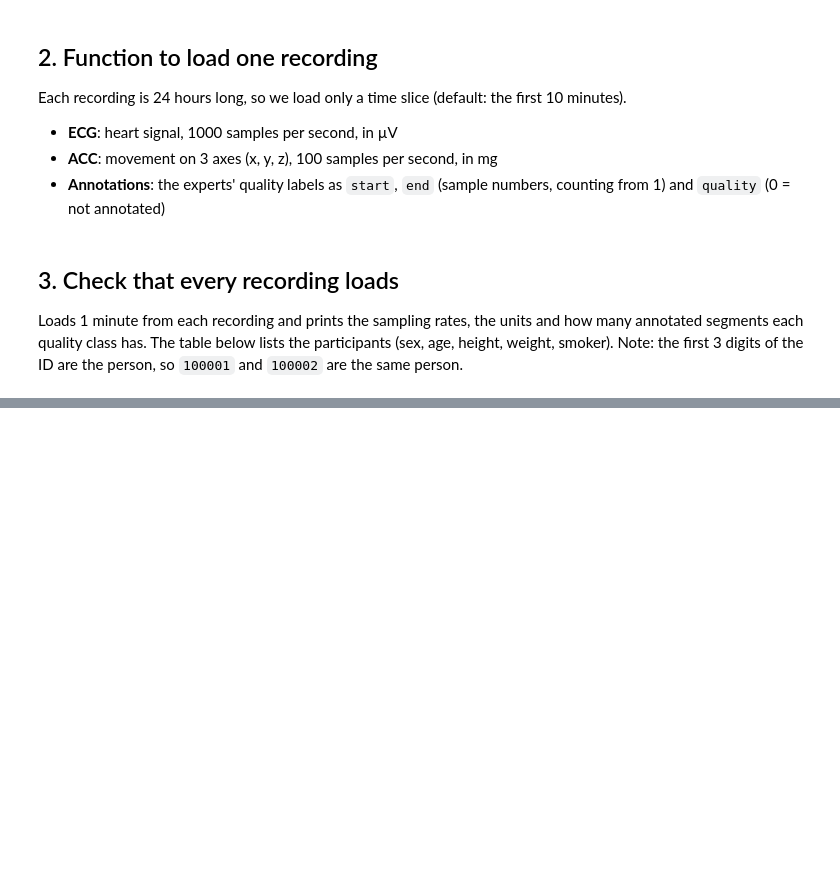
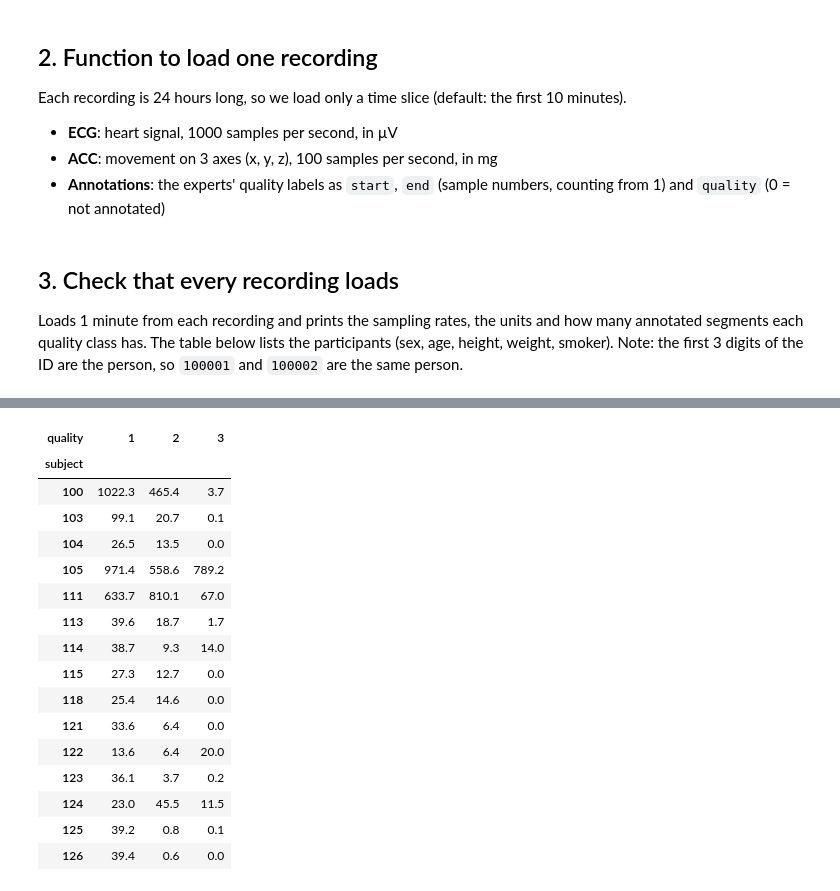
Before and after one commit to JonasV321/HDS-F26-Group6-butqdb-ecg-quality, a Jupyter notebook: Notebooks/butqdb.ipynb, the cells around one changed output, grey strips where cells are left out. Saved outputs shown, nothing was run; the diff lists cells and outputs as text; code cells hidden in the pictures; blank space fills up the shorter version.

```diff
--- a/Notebooks/butqdb.ipynb
+++ b/Notebooks/butqdb.ipynb
@@ -90,0 +132,34 @@ subjects
+# %%
+labels = []
+for rec in records:
+    ann = pd.read_csv(f"data/{rec}/{rec}_ANN.csv", header=None).iloc[:, 9:12].dropna().astype(int)
+    ann.columns = ["start", "end", "quality"]
+    ann["record"] = rec
+    ann["subject"] = rec[:3]
+    ann["minutes"] = (ann["end"] - ann["start"] + 1) / 1000 / 60
+    labels.append(ann)
+
+labels = pd.concat(labels, ignore_index=True)
+labels = labels[labels["quality"] > 0]          # drop "not annotated"
+
+summary = labels.pivot_table(index="subject", columns="quality", values="minutes",
+                             aggfunc="sum", fill_value=0).round(1)
+summary
+# %% [output]
+| quality | 1 | 2 | 3 |
+| subject |  |  |  |
+| 100 | 1022.3 | 465.4 | 3.7 |
+| 103 | 99.1 | 20.7 | 0.1 |
+| 104 | 26.5 | 13.5 | 0.0 |
+| 105 | 971.4 | 558.6 | 789.2 |
+| 111 | 633.7 | 810.1 | 67.0 |
+| 113 | 39.6 | 18.7 | 1.7 |
+| 114 | 38.7 | 9.3 | 14.0 |
+| 115 | 27.3 | 12.7 | 0.0 |
+| 118 | 25.4 | 14.6 | 0.0 |
+| 121 | 33.6 | 6.4 | 0.0 |
+| 122 | 13.6 | 6.4 | 20.0 |
+| 123 | 36.1 | 3.7 | 0.2 |
+| 124 | 23.0 | 45.5 | 11.5 |
+| 125 | 39.2 | 0.8 | 0.1 |
+| 126 | 39.4 | 0.6 | 0.0 |
```
Also changed, not shown: parts of 5 cells of this notebook.
